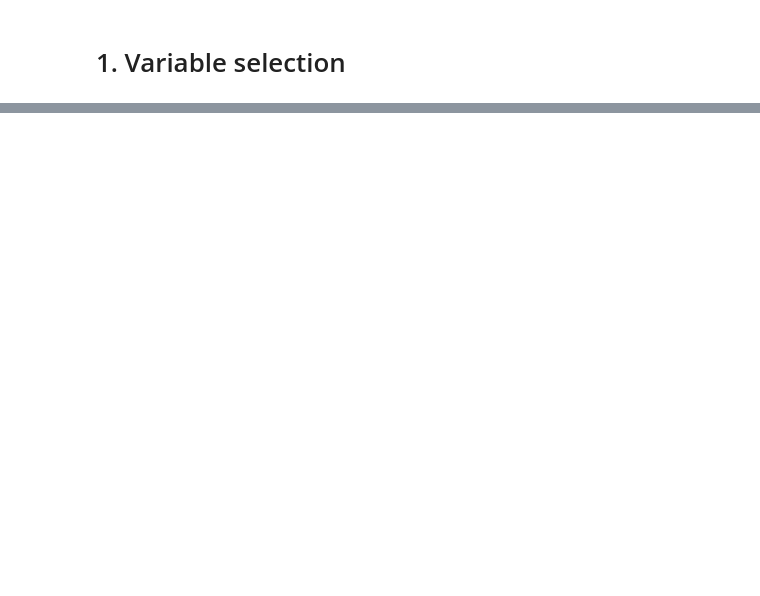
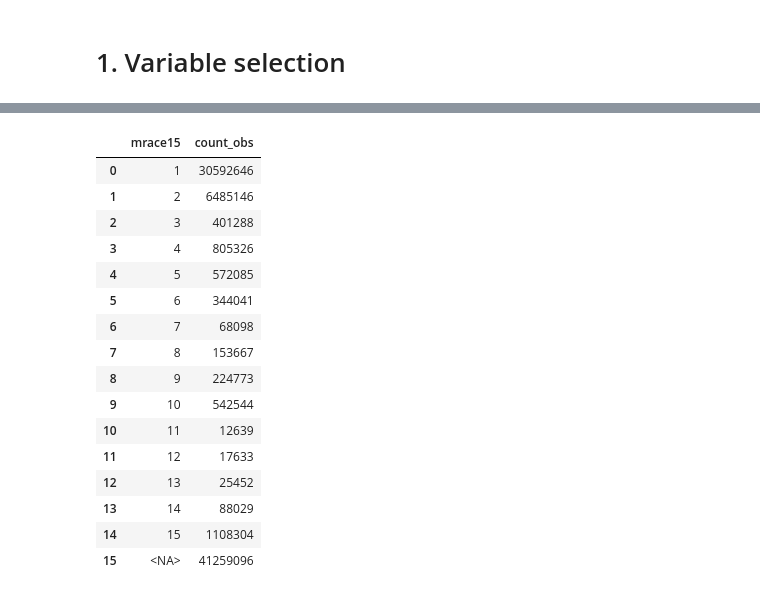
Before and after one commit to frankbuckley/ds-births-populations, a Jupyter notebook: projects/us-birth-certificates/0001-variable-selection.ipynb, the cells around one changed output, grey strips where cells are left out. Saved outputs shown, nothing was run; the diff lists cells and outputs as text; code cells hidden in the pictures; blank space fills up the shorter version.

```diff
--- a/projects/us-birth-certificates/0001-variable-selection.ipynb
+++ b/projects/us-birth-certificates/0001-variable-selection.ipynb
@@ -190,2 +278,33 @@ df
+# %%
+df = con.execute(
+    f"""
+    SELECT
+        b.mrace15,
+        COUNT(*) as count_obs
+    FROM us_births as b
+    WHERE b.year >= 2004
+    GROUP BY b.mrace15
+    ORDER BY b.mrace15
+    """
+).df()
+df
+# %% [output]
+|  | mrace15 | count_obs |
+| 0 | 1 | 30592646 |
+| 1 | 2 | 6485146 |
+| 2 | 3 | 401288 |
+| 3 | 4 | 805326 |
+| 4 | 5 | 572085 |
+| 5 | 6 | 344041 |
+| 6 | 7 | 68098 |
+| 7 | 8 | 153667 |
+| 8 | 9 | 224773 |
+| 9 | 10 | 542544 |
+| 10 | 11 | 12639 |
+| 11 | 12 | 17633 |
+| 12 | 13 | 25452 |
+| 13 | 14 | 88029 |
+| 14 | 15 | 1108304 |
+| 15 | <NA> | 41259096 |
 # %%
 con.close()
```
Also changed, not shown: parts of 5 cells of this notebook, 1 other file.
